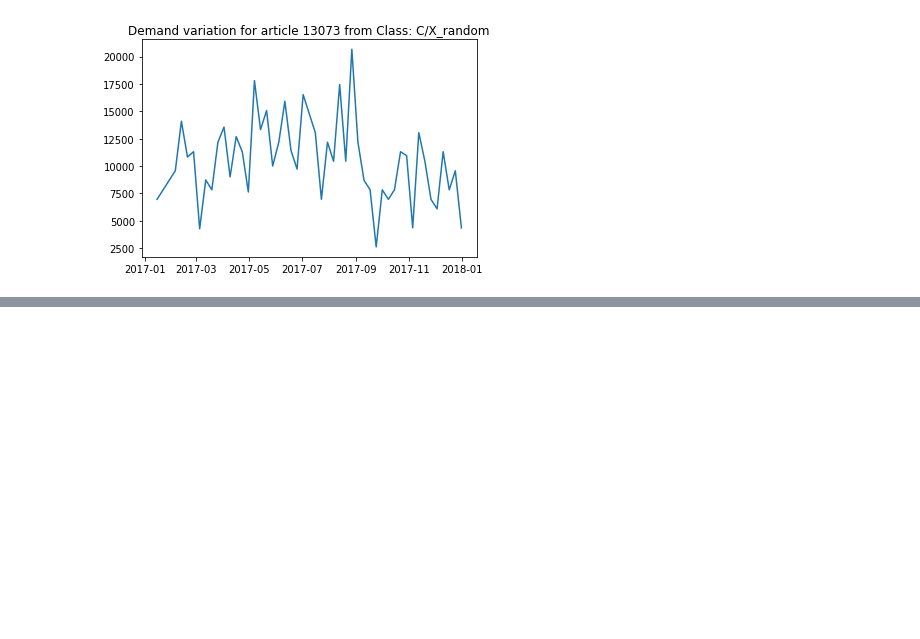
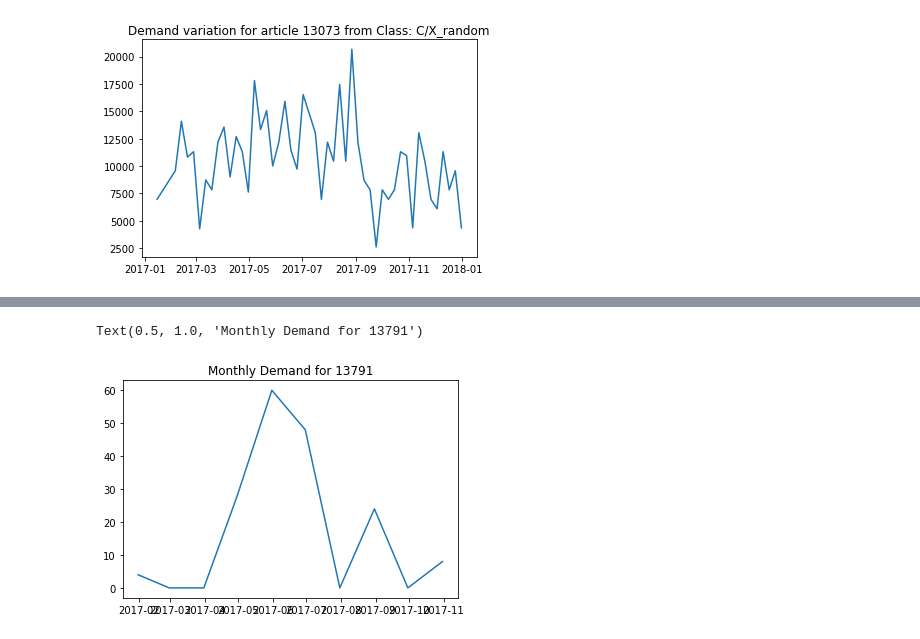
Before and after one commit to sattwiksuman/Digital_Operations_and_Supply_Chain_Management, a Jupyter notebook: ABC_XYZ_Analysis.ipynb, the cells around one changed output, grey strips where cells are left out. Drawn from its saved outputs; the diff is of its cells as text; code cells hidden in the pictures; blank space fills up the shorter version.

```diff
--- a/ABC_XYZ_Analysis.ipynb
+++ b/ABC_XYZ_Analysis.ipynb
@@ -241,0 +255,2 @@ plt.savefig('/content/'+plot_name.replace('/', '_')+'.png')
+# %%
+monthly_val = df_10408.groupby(pd.Grouper(freq='M'))['Stat.Menge'].sum().reset_index()
@@ -241,0 +263,6 @@ plt.savefig('/content/'+plot_name.replace('/', '_')+'.png')
+# %%
+plt.plot(monthly_val['Belegdatum'], monthly_val['Stat.Menge'])
+plt.title('Monthly Demand for 13791')
+# %% [output]
+Text(0.5, 1.0, 'Monthly Demand for 13791')
+[figure, added]
```
Also changed, not shown: parts of 16 cells of this notebook.
